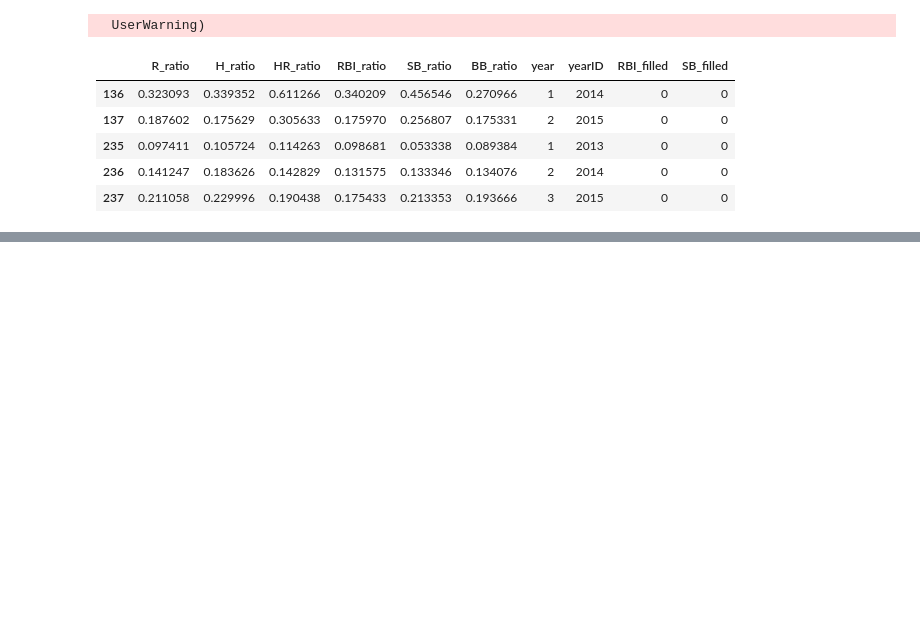
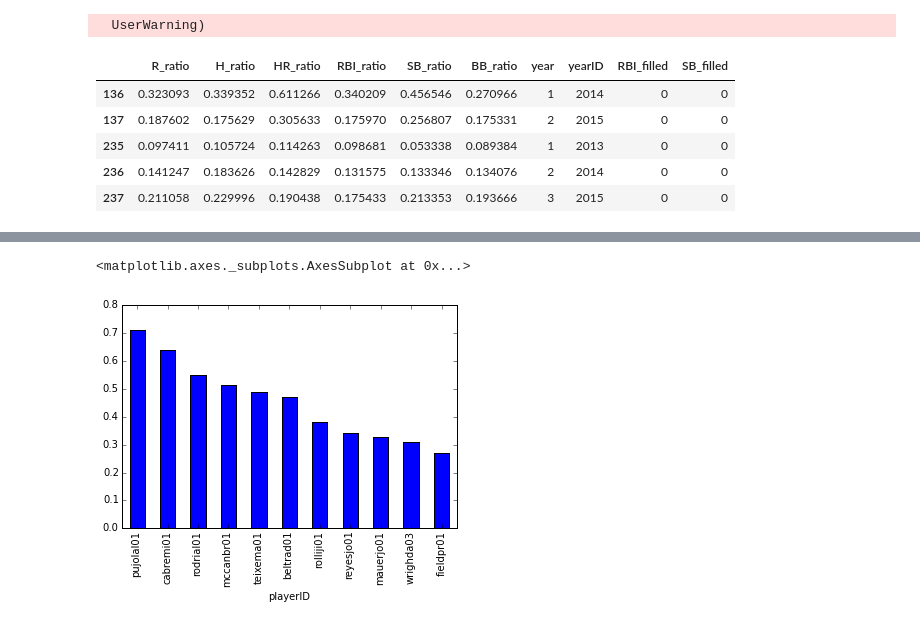
Before and after one commit to apyeh/BaseballHOF, a Jupyter notebook: notebooks/Test_Model_v1.ipynb, the cells around one changed output, grey strips where cells are left out. Cells and saved outputs as stored; diff of their text form; code cells hidden in the pictures; blank space fills up the shorter version.

```diff
--- a/notebooks/Test_Model_v1.ipynb
+++ b/notebooks/Test_Model_v1.ipynb
@@ -54,0 +145,4 @@ predictions = rf03e2.predict(active_hitters_X3)
+# %%
+active_hitters['pred'] = pd.Series(active_pred, index=active_hitters.index)
+# %%
+active_hitters['prob'] = pd.Series(active_prob[:,1], index=active_hitters.index)
@@ -59,0 +428,3 @@ array(['alcanar01', 'alcanar01', 'alcanar01', ..., 'alcanar01',
+# %%
+predicted_hof_active = active_hitters[active_hitters['pred'] == 1]['playerID'].unique()
+predicted_hof_active_df = active_hitters[active_hitters['playerID'].isin(predicted_hof_active)]
@@ -59,0 +487,2 @@ array(['alcanar01', 'alcanar01', 'alcanar01', ..., 'alcanar01',
+# %%
+predicted_hof_active_df_mean = predicted_hof_active_df.groupby('playerID').mean().sort_values(by='prob')
@@ -59,0 +505,5 @@ array(['alcanar01', 'alcanar01', 'alcanar01', ..., 'alcanar01',
+# %%
+predicted_hof_active_df_mean['prob'].plot(kind='bar')
+# %% [output]
+<matplotlib.axes._subplots.AxesSubplot at 0x...>
+[figure, added]
```
Also changed, not shown: parts of 92 cells of this notebook.
